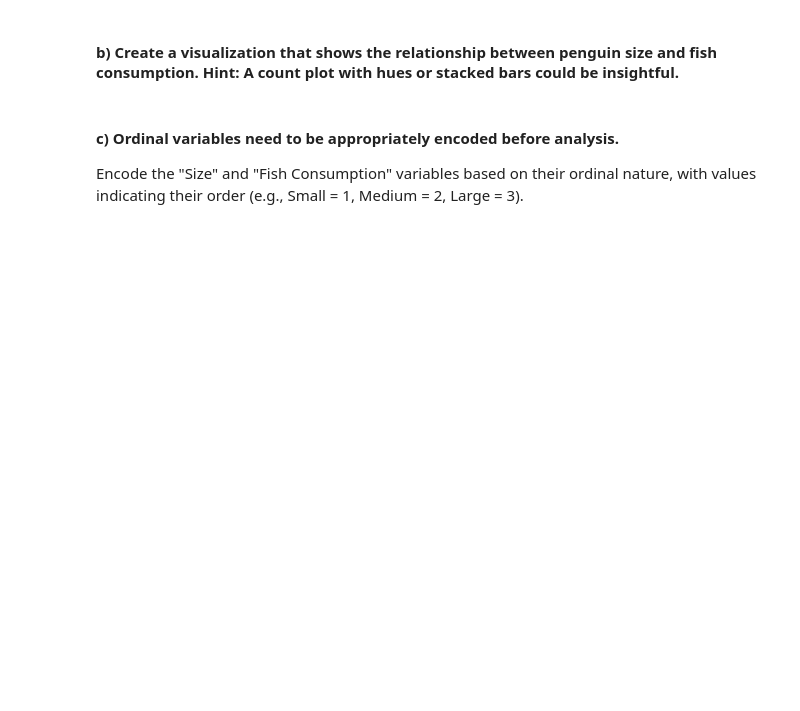
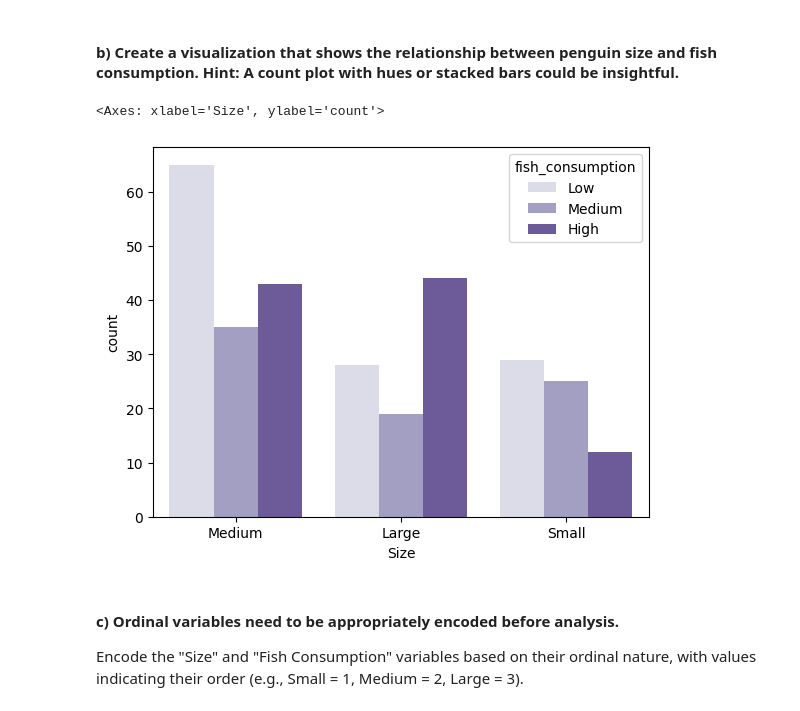
Before and after one commit to FaceEnte/Applied-Statistics, a Jupyter notebook: data/files_for_problem_sheets/sheet_12/rank_corr.ipynb, the cells around one changed output. Drawn from its saved outputs; the diff is of its cells as text; code cells hidden in the pictures; blank space fills up the shorter version.

```diff
--- a/data/files_for_problem_sheets/sheet_12/rank_corr.ipynb
+++ b/data/files_for_problem_sheets/sheet_12/rank_corr.ipynb
@@ -20,0 +26,3 @@ The dataset in `fish_consumption.pkl` consists of 300 simulated penguin records
+# %%
+data = pd.read_pickle('fish_consumption.pkl')
+data
@@ -21,5 +43,10 @@ The dataset in `fish_consumption.pkl` consists of 300 simulated penguin records
 # %% [markdown]
 #### b) Create a visualization that shows the relationship between penguin size and fish consumption. Hint: A count plot with hues or stacked bars could be insightful.
+# %%
+sns.countplot(x='Size', hue='fish_consumption', data=data, palette='Purples')
+# %% [output]
+<Axes: xlabel='Size', ylabel='count'>
+[figure, added]
 # %% [markdown]
 #### c) Ordinal variables need to be appropriately encoded before analysis.
 Encode the "Size" and "Fish Consumption" variables based on their ordinal nature, with values indicating their order (e.g., Small = 1, Medium = 2, Large = 3).
```
Also changed, not shown: parts of 10 cells of this notebook, 2 other files.
